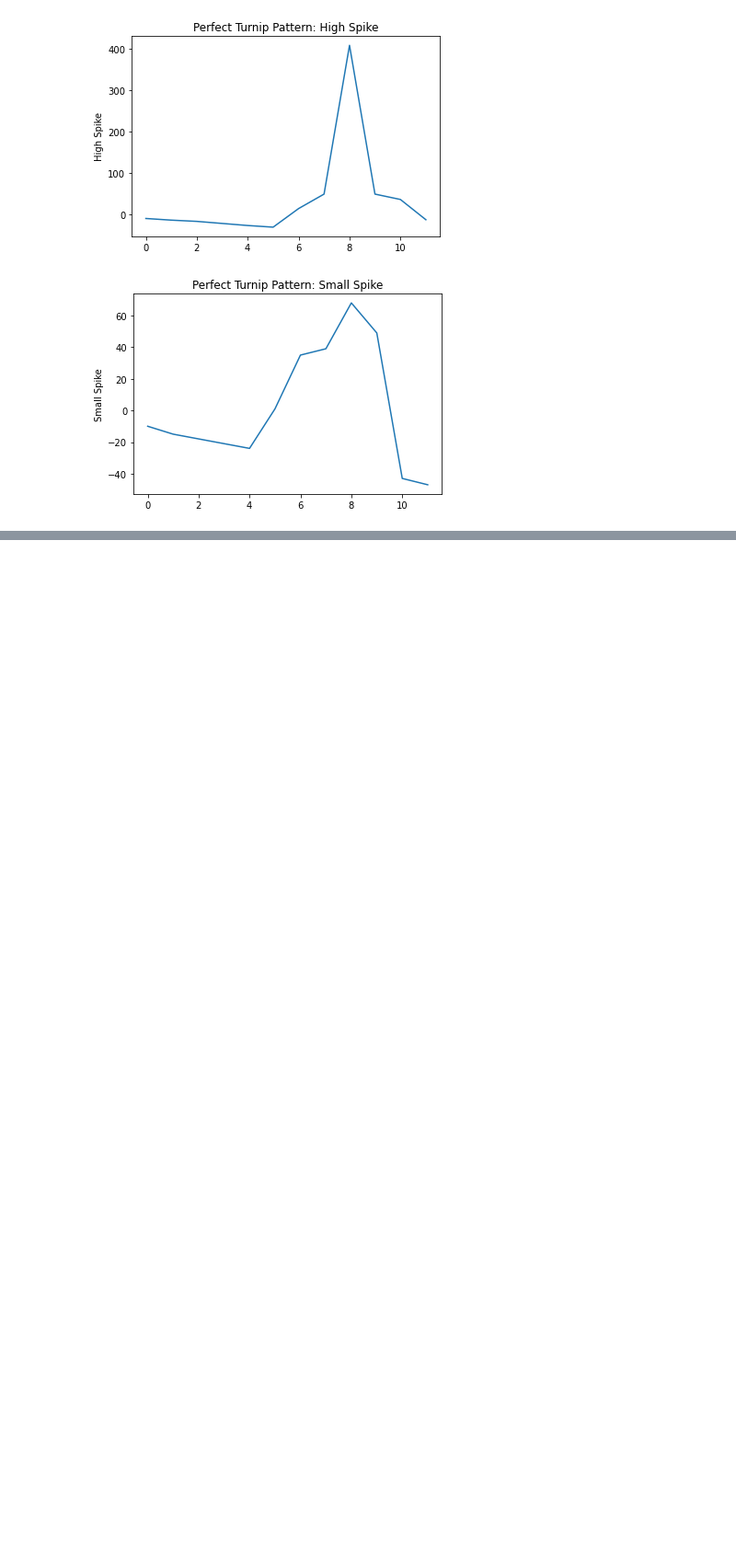
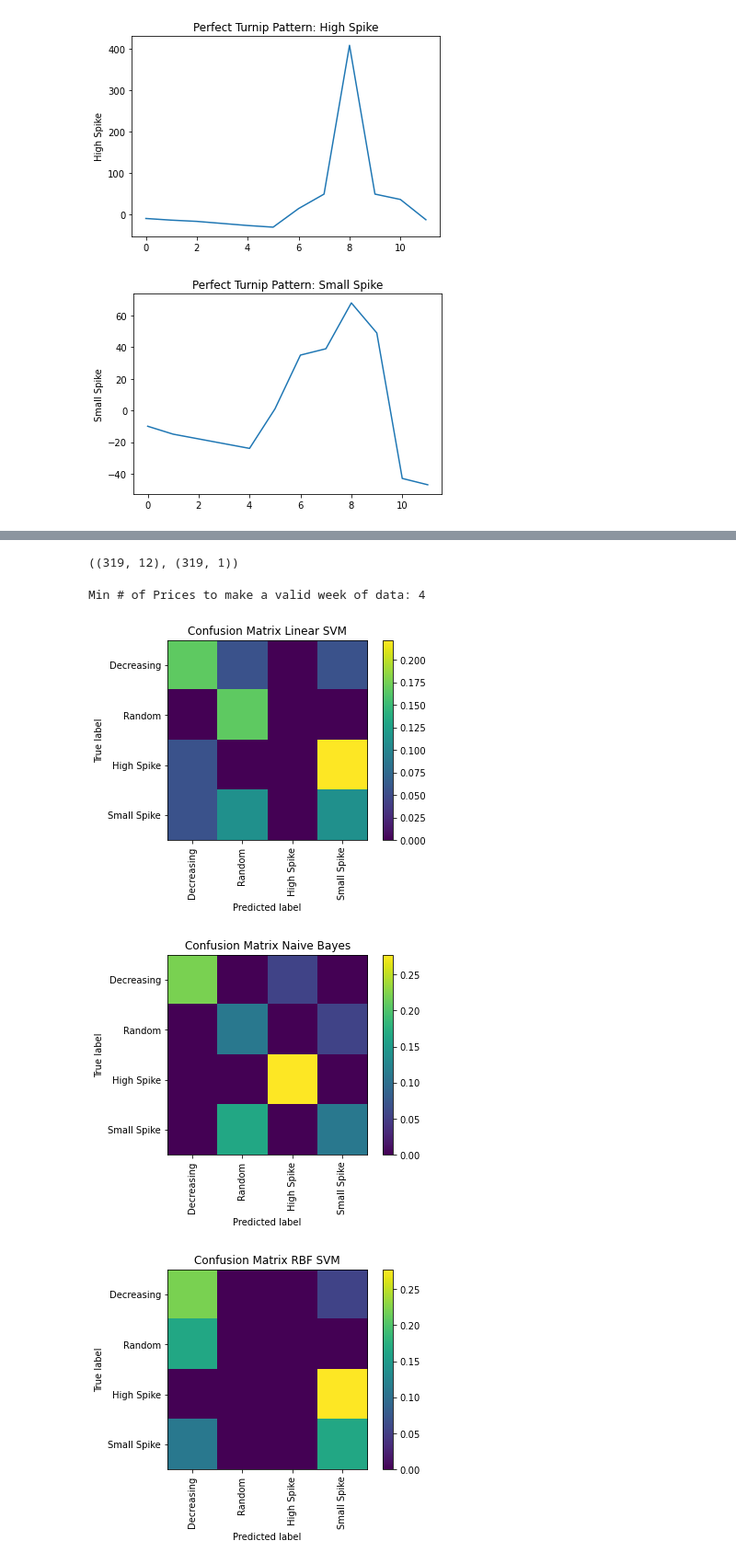
Before and after one commit to Duke02/AnimalCrossing_CS588, a Jupyter notebook: Plotter.ipynb, the cells around one changed output, grey strips where cells are left out. Shown: that part at 92% size. Drawn from its saved outputs; the diff is of its cells as text; code cells hidden in the pictures; blank space fills up the shorter version.

```diff
--- a/Plotter.ipynb
+++ b/Plotter.ipynb
@@ -94,0 +129,3 @@ bad_rows = [rows[b] for b in bad]
+# %%
+def get_classifiers(results_filename):
+    return list(set(pd.DataFrame(utility.load_results(results_filename))['classifier']))
@@ -94,0 +137,4 @@ bad_rows = [rows[b] for b in bad]
+# %%
+model_filenames = [(classifier, utility.get_most_recent_model_filename(classifier)) for classifier in classifiers]
+models = [(name, utility.load_model(f)) for name, f in model_filenames]
+models
@@ -94,0 +158,19 @@ bad_rows = [rows[b] for b in bad]
+# %%
+all_X, _, all_y = utility.get_all_data(rows)
+all_X.shape, all_y.shape
+# %% [output]
+((319, 12), (319, 1))
+# %%
+print(f'Min # of Prices to make a valid week of data: {MIN_NUM_PRICES}')
+for name, model in models:
+    train_x, test_x, train_y, test_y = train_test_split(valid_X, valid_y, train_size=.75, random_state=RANDOM_STATE)
+    model.fit(train_x, train_y.reshape(-1))
+    plot_confusion_matrix(model, test_x, test_y.reshape(-1), normalize='all', include_values=False, xticks_rotation='vertical', display_labels=[repr(tp) for tp in TurnipPattern][-4:])
+    plt.title(f'Confusion Matrix {name}')
+    plt.show()
+    print()
+# %% [output]
+Min # of Prices to make a valid week of data: 4
+[figure, added]
+[figure, added]
+[figure, added]
```
Also changed, not shown: parts of 19 cells of this notebook, 2 other files.
